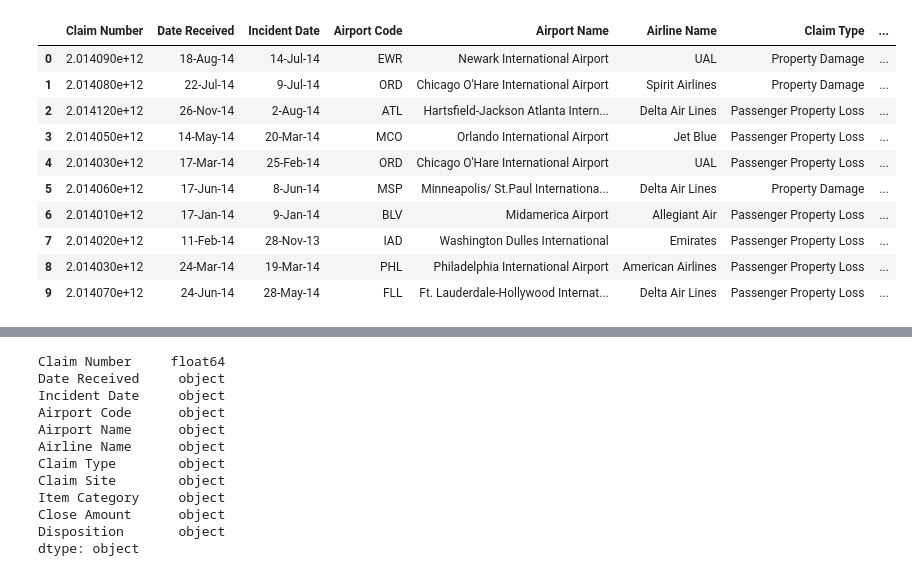
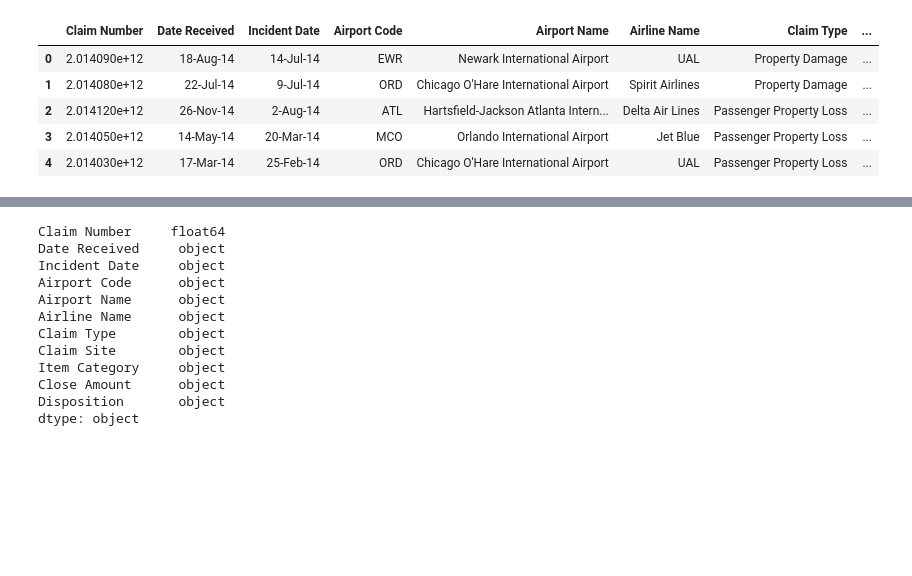
Before and after one commit to billywkim/Air_Travel_Analysis, a Jupyter notebook: Security_Delays/security_delays.ipynb, the cells around one changed output, grey strips where cells are left out. Cells and saved outputs as stored; diff of their text form; code cells hidden in the pictures; blank space fills up the shorter version.

Commit message:
Update to security file.

```diff
--- a/Security_Delays/security_delays.ipynb
+++ b/Security_Delays/security_delays.ipynb
@@ -11,21 +11,16 @@ security_data_to_load = "../Resources/security_data_set.csv"
 # %%
 # Read the school data file and store it in a Pandas DataFrame:
 
 security_df = pd.read_csv(security_data_to_load)
 
-security_df.head(10)
+security_df.head(5)
 # %% [output]
 |  | Claim Number | Date Received | Incident Date | Airport Code | Airport Name | Airline Name | Claim Type | ... |
 | 0 | 2.014090e+12 | 18-Aug-14 | 14-Jul-14 | EWR | Newark International Airport | UAL | Property Damage | ... |
 | 1 | 2.014080e+12 | 22-Jul-14 | 9-Jul-14 | ORD | Chicago O'Hare International Airport | Spirit Airlines | Property Damage | ... |
 | 2 | 2.014120e+12 | 26-Nov-14 | 2-Aug-14 | ATL | Hartsfield-Jackson Atlanta Intern... | Delta Air Lines | Passenger Property Loss | ... |
 | 3 | 2.014050e+12 | 14-May-14 | 20-Mar-14 | MCO | Orlando International Airport | Jet Blue | Passenger Property Loss | ... |
 | 4 | 2.014030e+12 | 17-Mar-14 | 25-Feb-14 | ORD | Chicago O'Hare International Airport | UAL | Passenger Property Loss | ... |
-| 5 | 2.014060e+12 | 17-Jun-14 | 8-Jun-14 | MSP | Minneapolis/ St.Paul Internationa... | Delta Air Lines | Property Damage | ... |
-| 6 | 2.014010e+12 | 17-Jan-14 | 9-Jan-14 | BLV | Midamerica Airport | Allegiant Air | Passenger Property Loss | ... |
-| 7 | 2.014020e+12 | 11-Feb-14 | 28-Nov-13 | IAD | Washington Dulles International | Emirates | Passenger Property Loss | ... |
-| 8 | 2.014030e+12 | 24-Mar-14 | 19-Mar-14 | PHL | Philadelphia International Airport | American Airlines | Passenger Property Loss | ... |
-| 9 | 2.014070e+12 | 24-Jun-14 | 28-May-14 | FLL | Ft. Lauderdale-Hollywood Internat... | Delta Air Lines | Passenger Property Loss | ... |
 # %%
 security_df.sample(10)
 # %% [output]
```
Also changed, not shown: parts of 2 cells of this notebook.
